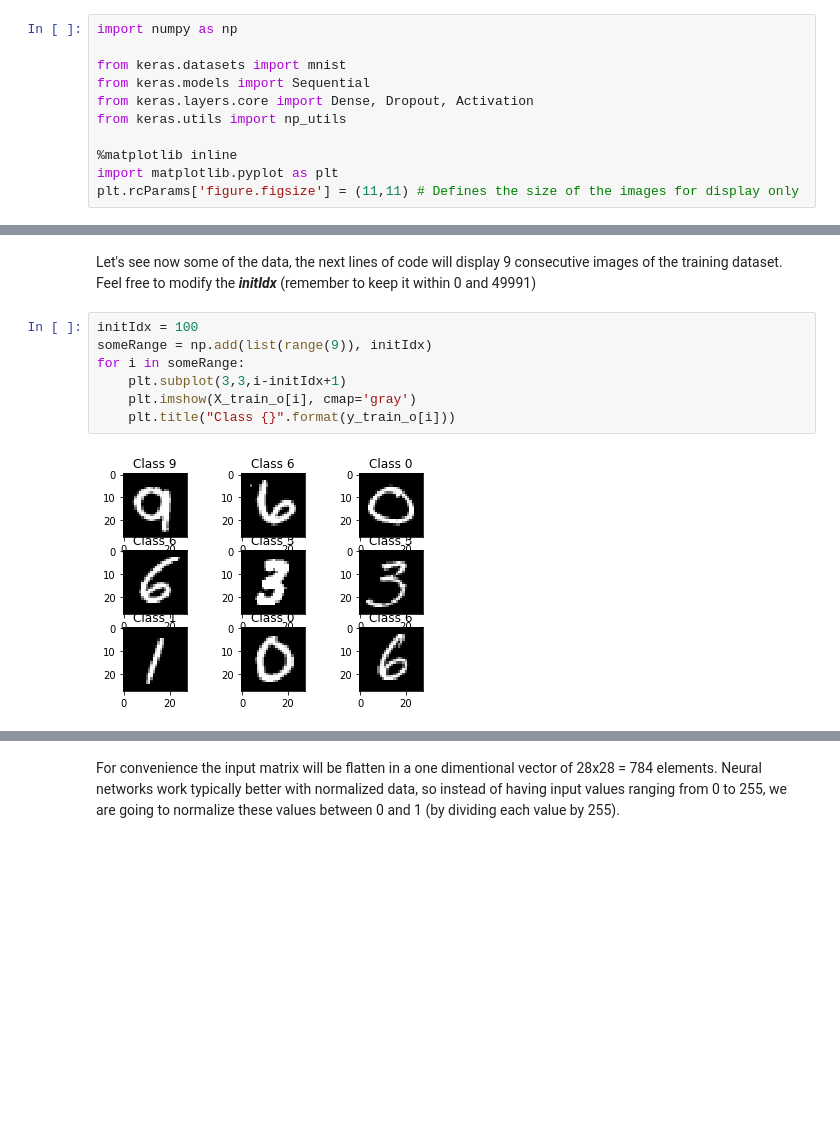
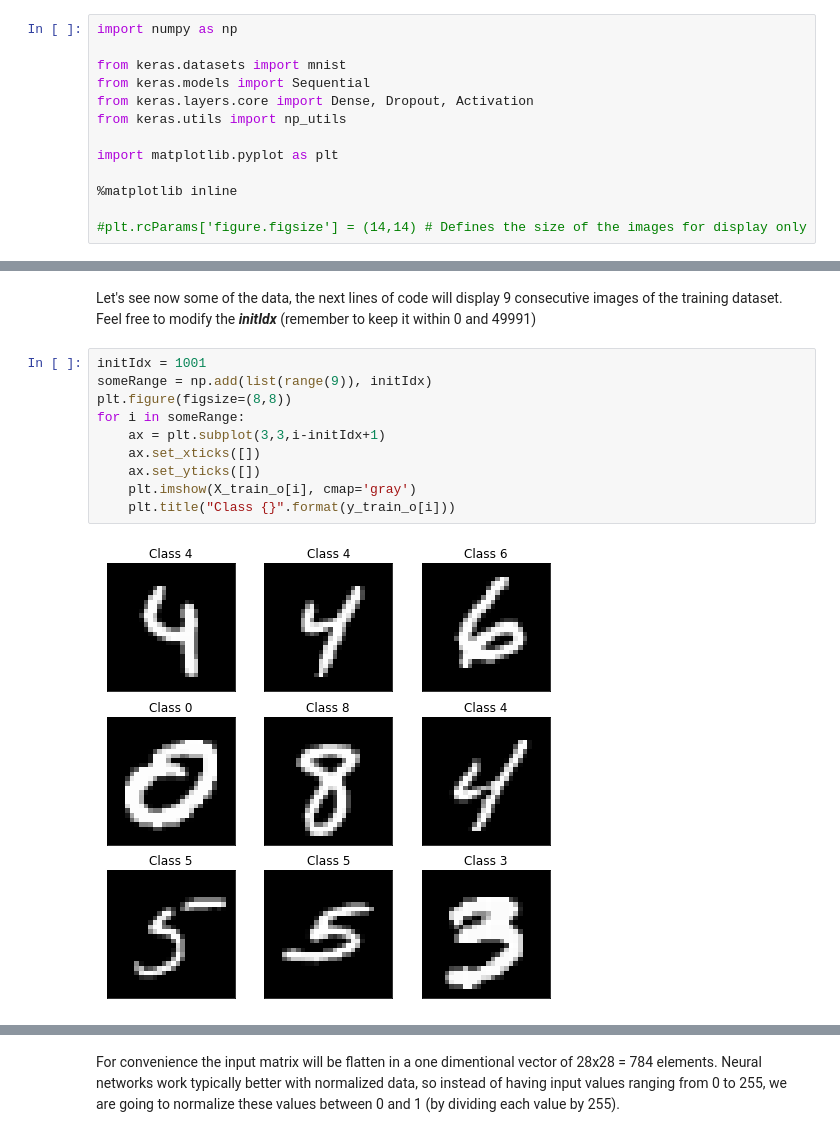
Before and after one commit to darenas/Guituto, a Jupyter notebook: vision/MNIST_basicDNN_Keras.ipynb, the cells around one changed output, grey strips where cells are left out. Saved outputs shown, nothing was run; the diff lists cells and outputs as text; blank space fills up the shorter version.

```diff
--- a/vision/MNIST_basicDNN_Keras.ipynb
+++ b/vision/MNIST_basicDNN_Keras.ipynb
@@ -8,9 +8,11 @@ from keras.models import Sequential
 from keras.layers.core import Dense, Dropout, Activation
 from keras.utils import np_utils
 
+import matplotlib.pyplot as plt
+
 %matplotlib inline
-import matplotlib.pyplot as plt
-plt.rcParams['figure.figsize'] = (11,11) # Defines the size of the images for display only
+
+#plt.rcParams['figure.figsize'] = (14,14) # Defines the size of the images for display only
 # %% [output]
 Using TensorFlow backend.
 # %% [markdown]
@@ -58,14 +60,17 @@ Correct! There are indeed 10 unique labels on y_train
 # %% [markdown]
 Let's see now some of the data, the next lines of code will display 9 consecutive images of the training dataset. Feel free to modify the ***initIdx*** (remember to keep it within 0 and 49991)
 # %%
-initIdx = 100
+initIdx = 1001
 someRange = np.add(list(range(9)), initIdx)
+plt.figure(figsize=(8,8))
 for i in someRange:
-    plt.subplot(3,3,i-initIdx+1)
+    ax = plt.subplot(3,3,i-initIdx+1)
+    ax.set_xticks([])
+    ax.set_yticks([])
     plt.imshow(X_train_o[i], cmap='gray')
     plt.title("Class {}".format(y_train_o[i]))
 # %% [output]
-[figure, old version]
+[figure, new version]
 # %% [markdown]
 The architecture of the Neural Networ we are going to build in this example is described in the followinf figure. It taks as input the entire image (i.e., the matrix of 28x28 pixels). Next, three fully connected layers containing 128 neurons each and finally an output layer containing 10 neurons, one neuron for each class (digits 0 to 9).
 <img src="images/figure2.png">
```
Also changed, not shown: parts of 8 cells of this notebook, 1 other file.
